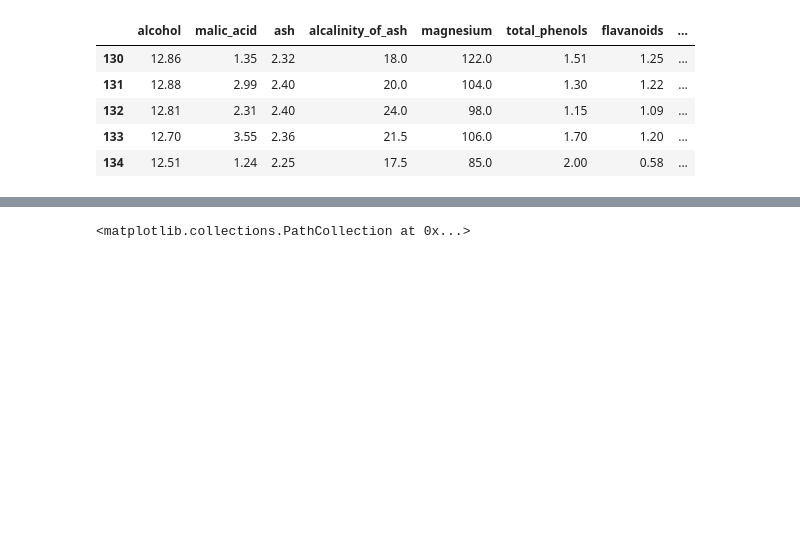
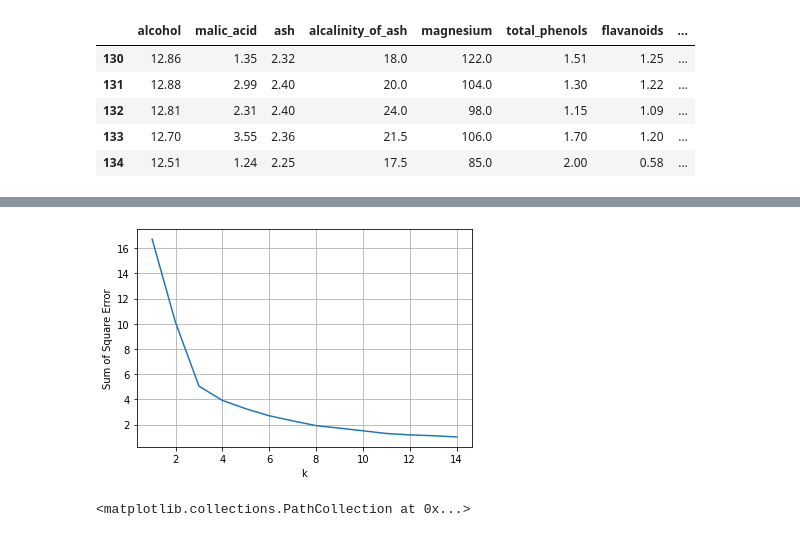
Before and after one commit to ashique1991/ML, a Jupyter notebook: Wine Quality Prediction/Wine Quality Prediction (Support Vector Machine).ipynb, the cells around one changed output, grey strips where cells are left out. Cells and saved outputs as stored; diff of their text form; code cells hidden in the pictures; blank space fills up the shorter version.

```diff
--- a/Wine Quality Prediction/Wine Quality Prediction (Support Vector Machine).ipynb
+++ b/Wine Quality Prediction/Wine Quality Prediction (Support Vector Machine).ipynb
@@ -103,3 +198,19 @@ plt.scatter(df2['alcohol'],df2['malic_acid'], color = 'blue', marker='.')
+# %%
+#Fitting the model for LBOW method
+k_rng = range(1,15)
+sse = []
+for k in k_rng:
+    km = KMeans(n_clusters=k)
+    km.fit(Data_1[['alcohol','malic_acid']])
+    sse.append(km.inertia_)
+# %%
+# Ploting the ELBOW
+plt.xlabel('k')
+plt.ylabel('Sum of Square Error')
+plt.plot(k_rng, sse)
+plt.grid(True)
+# %% [output]
+[figure, added]
 # %%
 plt.xlabel('Ash')
 plt.ylabel('Alcalinity of Ash')
```
Also changed, not shown: parts of 14 cells of this notebook.
